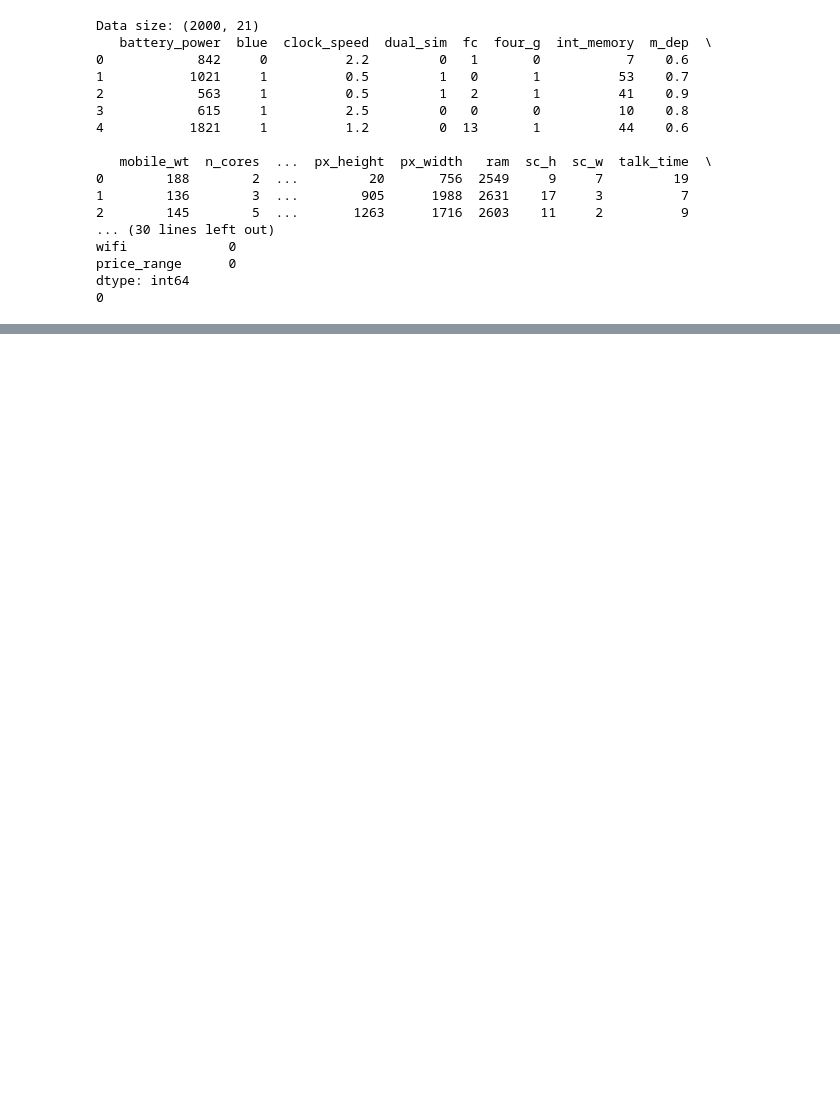
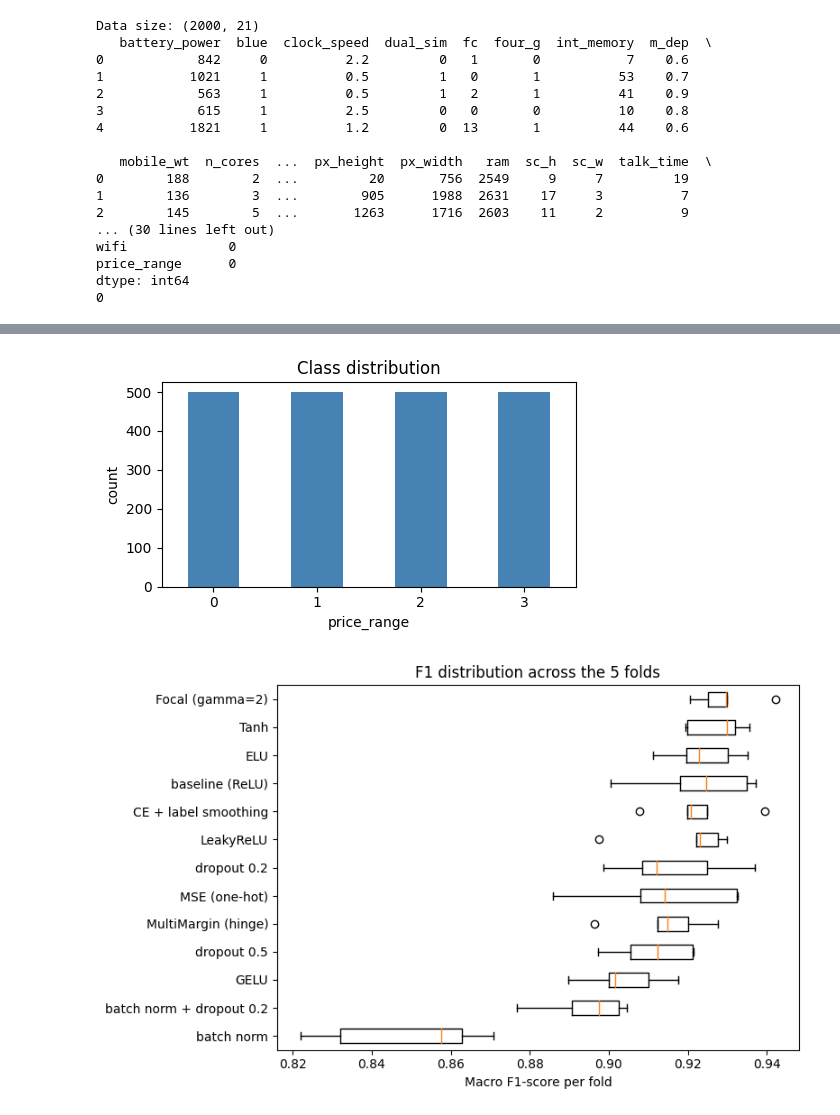
Before and after one commit to yusufimantaka/mobile-price-range-classification, a Jupyter notebook: nn.ipynb, the cells around one changed output, grey strips where cells are left out. Drawn from its saved outputs; the diff is of its cells as text; code cells hidden in the pictures; blank space fills up the shorter version.

```diff
--- a/nn.ipynb
+++ b/nn.ipynb
@@ -73,0 +41,12 @@ class Classifier(nn.Module):
+# %%
+SEED = 42
+N_SPLITS = 5
+NUM_EPOCHS = 20
+BATCH_SIZE = 64
+LR = 0.001
+
+X = df.drop('price_range', axis=1).values
+y = df['price_range'].values
+num_classes = len(np.unique(y))
+
+skf = StratifiedKFold(n_splits=N_SPLITS, shuffle=True, random_state=SEED)
@@ -73,0 +237,25 @@ class Classifier(nn.Module):
+# %%
+# Class distribution
+ax = df['price_range'].value_counts().sort_index().plot.bar(color='steelblue', figsize=(5, 3))
+ax.set_xlabel('price_range')
+ax.set_ylabel('count')
+ax.set_title('Class distribution')
+plt.xticks(rotation=0)
+plt.tight_layout()
+plt.savefig('figures/class_distribution.png', dpi=200)
+plt.show()
+
+# Per-fold F1 distribution of all experiments
+fold_cols = [f'fold{i+1}' for i in range(N_SPLITS)]
+all_results = pd.concat([layer_results, loss_results.drop('CrossEntropy')])
+all_results = all_results.sort_values('mean_f1')
+plt.figure(figsize=(8, 5))
+plt.boxplot(all_results[fold_cols].values.T, vert=False, labels=all_results.index)
+plt.xlabel('Macro F1-score per fold')
+plt.title('F1 distribution across the 5 folds')
+plt.tight_layout()
+plt.savefig('figures/fold_boxplot.png', dpi=200)
+plt.show()
+# %% [output]
+[figure, added]
+[figure, added]
```
Also changed, not shown: parts of 19 cells of this notebook, 6 other files.
